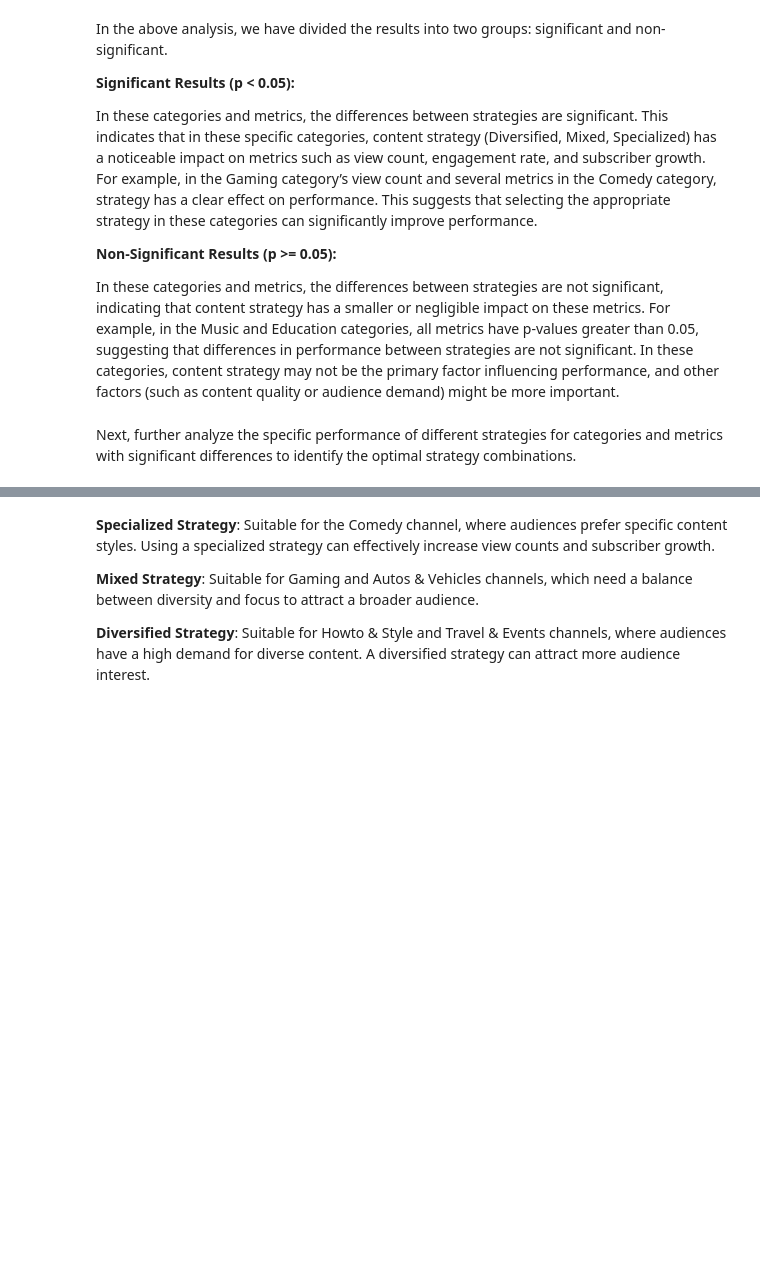
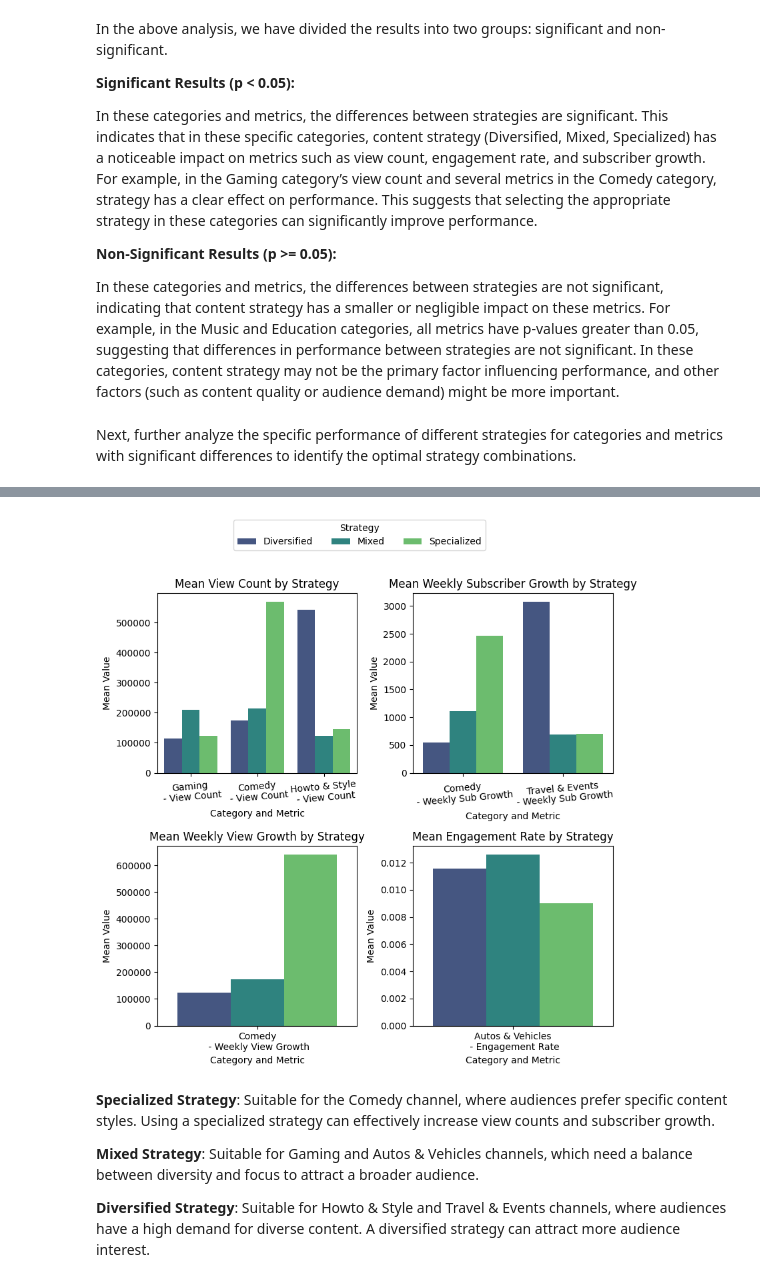
Before and after one commit to NecoJac/ada-2024-project-laughtodeath666, a Jupyter notebook: results.ipynb, the cells around one changed output, grey strips where cells are left out. Cells and saved outputs as stored; diff of their text form; code cells hidden in the pictures; blank space fills up the shorter version.

```diff
--- a/results.ipynb
+++ b/results.ipynb
@@ -56,3 +61,9 @@ df_metadata = pd.read_feather('./data/yt_metadata_en_sampled.feather')
+# %%
+# Import data
+import pandas as pd
+from src.data.loader import load_data
+
+df_id, df_channels, df_timeseries, df_comments, df_metadata = load_data()
 # %%
 # View column names and data types of each dataframe
 for df_name, df in [('df_id', df_id),
@@ -698,0 +425,6 @@ Non-Significant Results (p >= 0.05):
+# %%
+from src.utils.content import variance4each
+
+# 3. Perform an Analysis of Variance for each content category
+# Conduct the analysis on each main_category to determine if strategies differ significantly within the category
+analysis_variance_results=variance4each(merged_metrics)
@@ -698,0 +449,5 @@ Non-Significant Results (p >= 0.05):
+# %%
+from src.utils.content import significant_analysis
+
+# significant and non-significant results
+significant_results=significant_analysis(analysis_variance_results)
@@ -807,0 +484,4 @@ plt.show()
+# %%
+from src.utils.content import significant_means_value
+
+significant_means=significant_means_value(significant_results, merged_metrics)
@@ -808,3 +506,10 @@ plt.show()
+# %%
+from src.utils.content import metrics_plot_insights
+
+# Creating a plot for metrics
+metrics_plot_insights(significant_means)
+# %% [output]
+[figure, added]
 # %% [markdown]
 **Specialized Strategy**: Suitable for the Comedy channel, where audiences prefer specific content styles. Using a specialized strategy can effectively increase view counts and subscriber growth.
 
```
Also changed, not shown: parts of 34 cells of this notebook, 17 other files.
